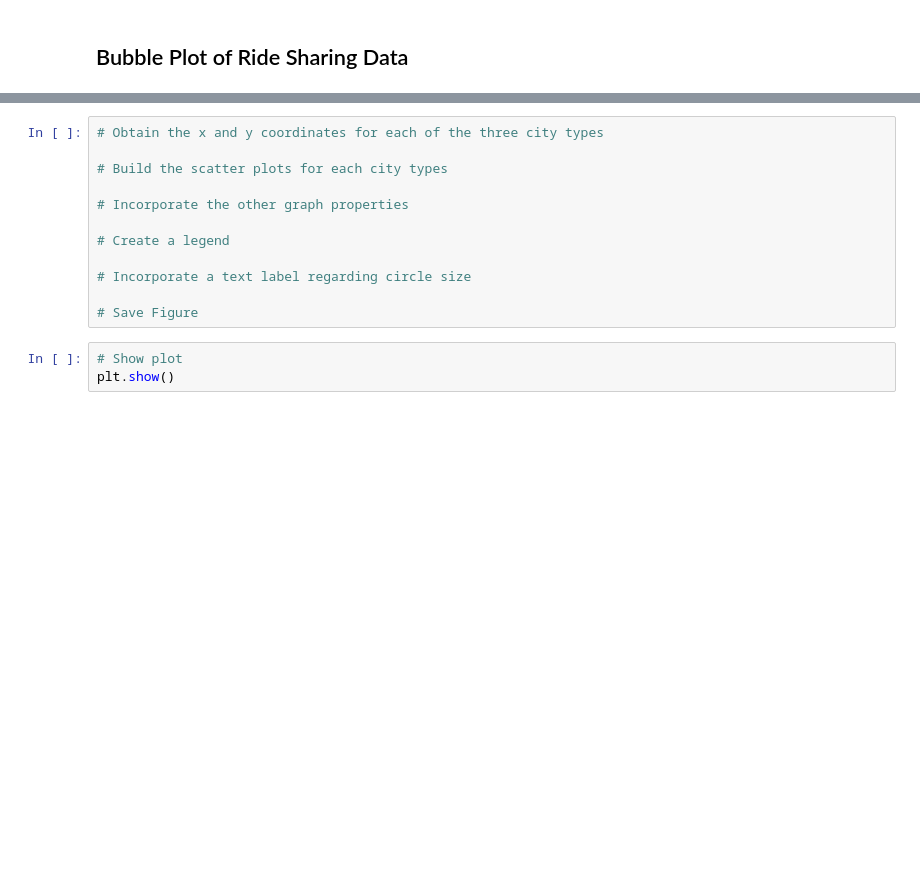
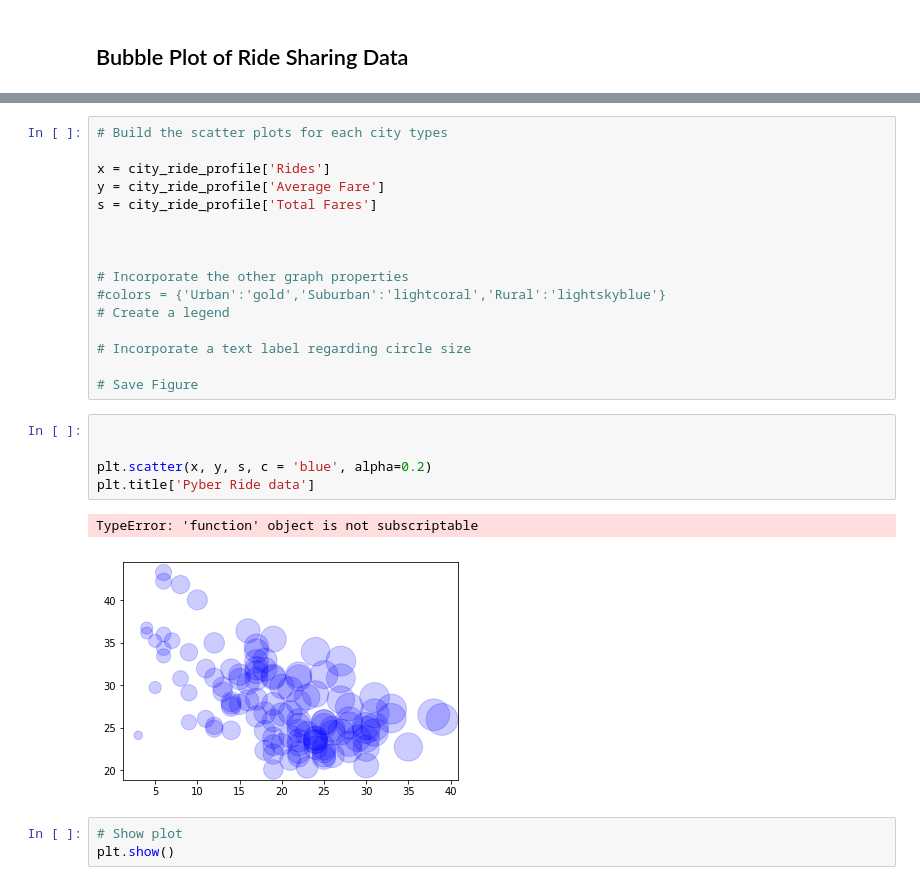
Before and after one commit to GfP1973/MATPLOTLIB_HW, a Jupyter notebook: pyber_starter.ipynb, the cells around one changed output, grey strips where cells are left out. Saved outputs shown, nothing was run; the diff lists cells and outputs as text; blank space fills up the shorter version.

```diff
--- a/pyber_starter.ipynb
+++ b/pyber_starter.ipynb
@@ -274,15 +339,27 @@ Name: Total Fares, dtype: object
 # %%
-# Obtain the x and y coordinates for each of the three city types
-
 # Build the scatter plots for each city types
 
+x = city_ride_profile['Rides']
+y = city_ride_profile['Average Fare']
+s = city_ride_profile['Total Fares']
+
+
+
 # Incorporate the other graph properties
-
+#colors = {'Urban':'gold','Suburban':'lightcoral','Rural':'lightskyblue'}
 # Create a legend
 
 # Incorporate a text label regarding circle size
 
 # Save Figure
+# %%
+
+
+plt.scatter(x, y, s, c = 'blue', alpha=0.2)
+plt.title['Pyber Ride data']
+# %% [output]
+TypeError: 'function' object is not subscriptable
+[figure, added]
 # %%
 # Show plot
 plt.show()
```
Also changed, not shown: parts of 27 cells of this notebook.
